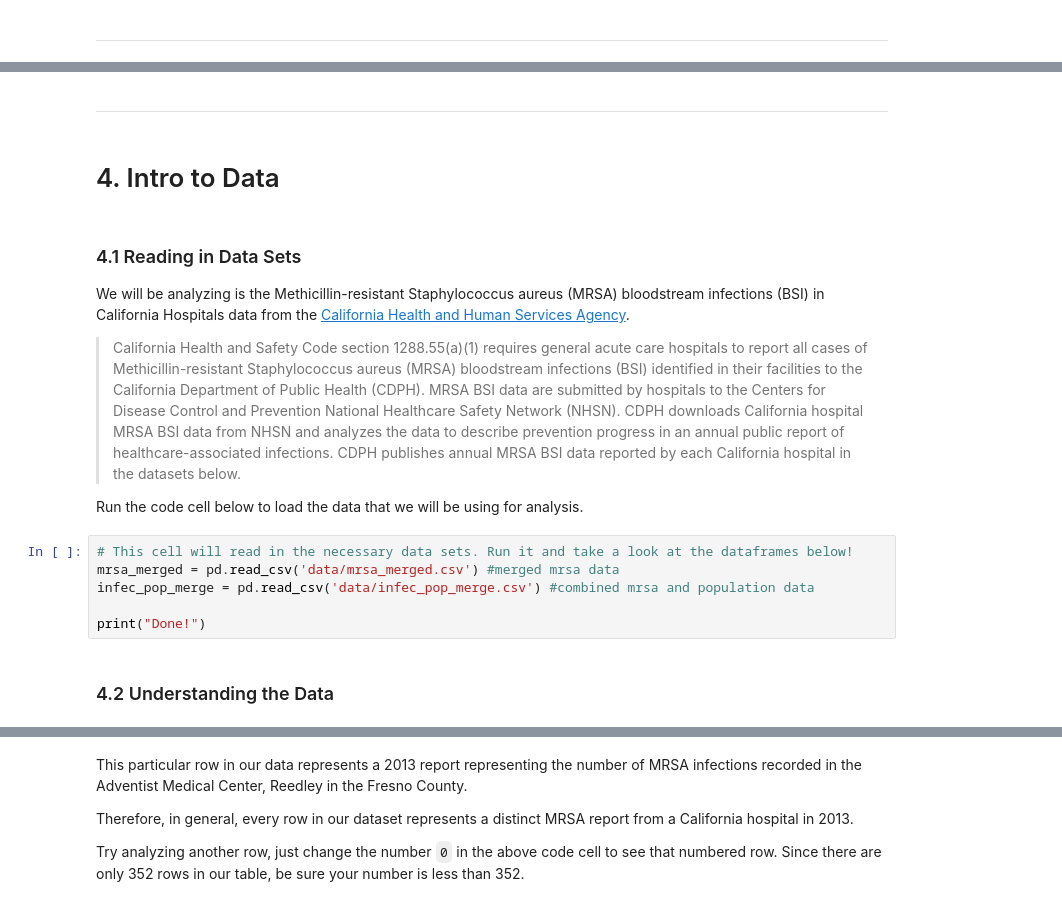
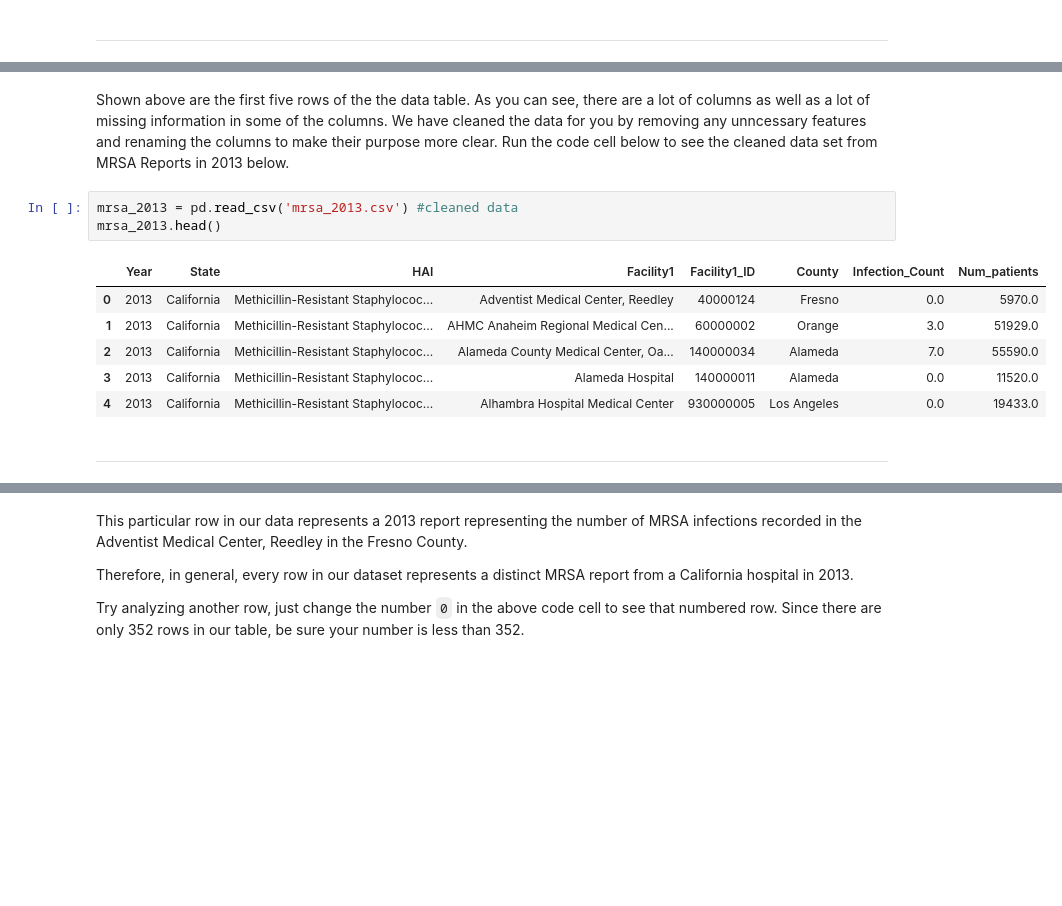
Before and after one commit to ds-modules/ecc-biology, a Jupyter notebook: mrsa/MRSA Data Analysis.ipynb, the cells around one changed output, grey strips where cells are left out. Saved outputs shown, nothing was run; the diff lists cells and outputs as text; blank space fills up the shorter version.

```diff
--- a/mrsa/MRSA Data Analysis.ipynb
+++ b/mrsa/MRSA Data Analysis.ipynb
@@ -109,20 +142,14 @@ REPLACE THIS TEXT WITH YOUR RESPONSE
+# %% [markdown]
+Shown above are the first five rows of the the data table. As you can see, there are a lot of columns as well as a lot of missing information in some of the columns. We have cleaned the data for you by removing any unncessary features and renaming the columns to make their purpose more clear. Run the code cell below to see the cleaned data set from MRSA Reports in 2013 below.
+# %%
+mrsa_2013 = pd.read_csv('mrsa_2013.csv') #cleaned data
+mrsa_2013.head()
+# %% [output]
+|  | Year | State | HAI | Facility1 | Facility1_ID | County | Infection_Count | Num_patients |
+| 0 | 2013 | California | Methicillin-Resistant Staphylococ... | Adventist Medical Center, Reedley | 40000124 | Fresno | 0.0 | 5970.0 |
+| 1 | 2013 | California | Methicillin-Resistant Staphylococ... | AHMC Anaheim Regional Medical Cen... | 60000002 | Orange | 3.0 | 51929.0 |
+| 2 | 2013 | California | Methicillin-Resistant Staphylococ... | Alameda County Medical Center, Oa... | 140000034 | Alameda | 7.0 | 55590.0 |
+| 3 | 2013 | California | Methicillin-Resistant Staphylococ... | Alameda Hospital | 140000011 | Alameda | 0.0 | 11520.0 |
+| 4 | 2013 | California | Methicillin-Resistant Staphylococ... | Alhambra Hospital Medical Center | 930000005 | Los Angeles | 0.0 | 19433.0 |
 # %% [markdown]
 ---
-# %% [markdown]
-# 4. Intro to Data <a id='3'></a>
-# %% [markdown]
-### 4.1 Reading in Data Sets
-
-We will be analyzing is the Methicillin-resistant Staphylococcus aureus (MRSA) bloodstream infections (BSI) in California Hospitals data from the [California Health and Human Services Agency](https://data.chhs.ca.gov/dataset/methicillin-resistant-staphylococcus-aureus-mrsa-bloodstream-infections-bsi-in-california-hospitals).
-
-> California Health and Safety Code section 1288.55(a)(1) requires general acute care hospitals to report all cases of Methicillin-resistant Staphylococcus aureus (MRSA) bloodstream infections (BSI) identified in their facilities to the California Department of Public Health (CDPH). MRSA BSI data are submitted by hospitals to the Centers for Disease Control and Prevention National Healthcare Safety Network (NHSN). CDPH downloads California hospital MRSA BSI data from NHSN and analyzes the data to describe prevention progress in an annual public report of healthcare-associated infections. CDPH publishes annual MRSA BSI data reported by each California hospital in the datasets below.
-
-Run the code cell below to load the data that we will be using for analysis.
-# %%
-# This cell will read in the necessary data sets. Run it and take a look at the dataframes below!
-mrsa_merged = pd.read_csv('data/mrsa_merged.csv') #merged mrsa data
-infec_pop_merge = pd.read_csv('data/infec_pop_merge.csv') #combined mrsa and population data
-
-print("Done!")
-# %% [markdown]
-### 4.2 Understanding the Data
```
Also changed, not shown: parts of 99 cells of this notebook, 31 other files.
